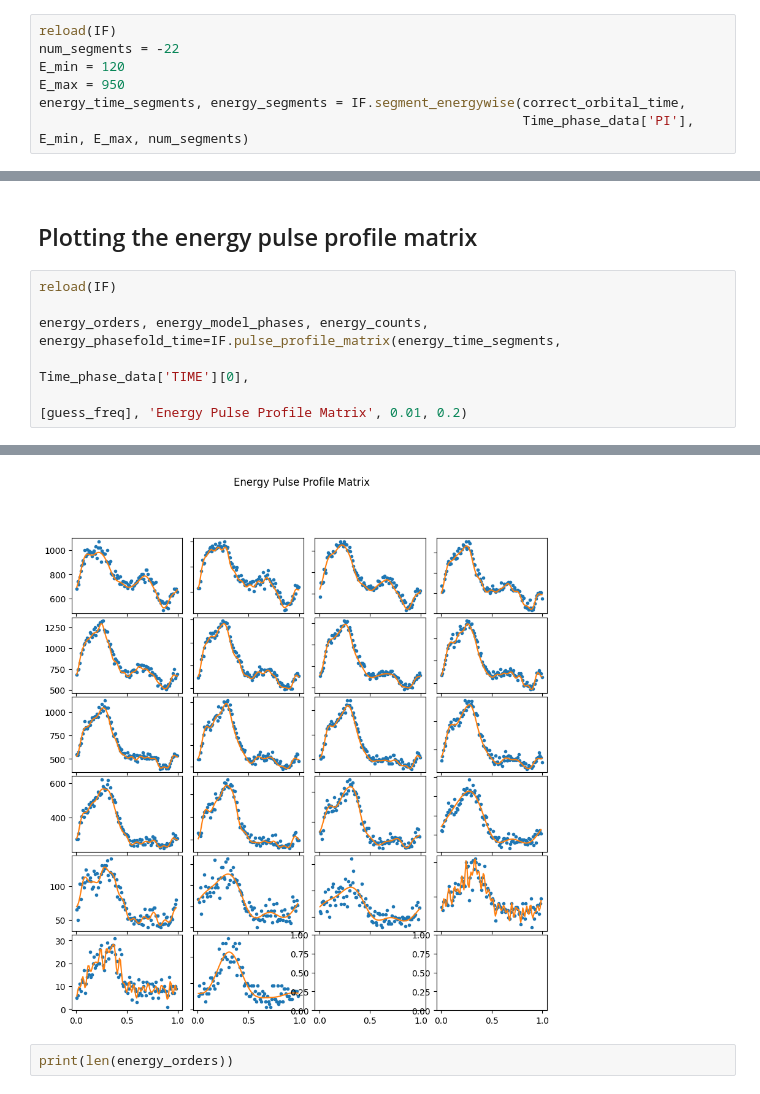
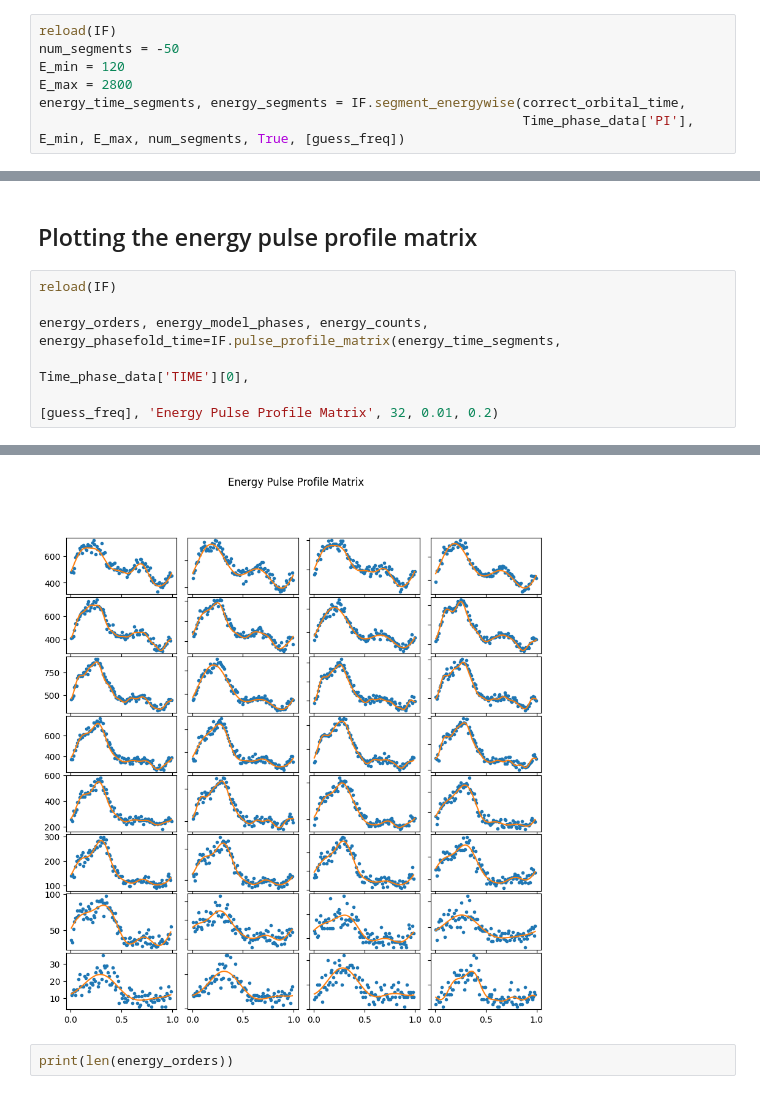
Before and after one commit to SamMerc/APLI, a Jupyter notebook: notebooks/Day3.ipynb, the cells around one changed output, grey strips where cells are left out. Cells and saved outputs as stored; diff of their text form.

```diff
--- a/notebooks/Day3.ipynb
+++ b/notebooks/Day3.ipynb
@@ -102,7 +101,7 @@ plt.plot(Time_phase_data['TIME'], Time_phase_data['PI'], '.')
 # %%
 reload(IF)
-num_segments = -22
+num_segments = -50
 E_min = 120
-E_max = 950
+E_max = 2800
 energy_time_segments, energy_segments = IF.segment_energywise(correct_orbital_time,
-                                                              Time_phase_data['PI'], E_min, E_max, num_segments)
+                                                              Time_phase_data['PI'], E_min, E_max, num_segments, True, [guess_freq])
@@ -131,5 +148,5 @@ reload(IF)
 
 energy_orders, energy_model_phases, energy_counts, energy_phasefold_time=IF.pulse_profile_matrix(energy_time_segments,
                                                                                                  Time_phase_data['TIME'][0],
-                                                                                                 [guess_freq], 'Energy Pulse Profile Matrix', 0.01, 0.2)
+                                                                                                 [guess_freq], 'Energy Pulse Profile Matrix', 32, 0.01, 0.2)
 # %% [output]
@@ -153,4 +170,4 @@ Warning: Did not find an order that satisfies the confidence level, failsafe sys
-[figure, old version]
+[figure, new version]
 # %%
 print(len(energy_orders))
 # %% [output]
```
Also changed, not shown: parts of 10 cells of this notebook, 2 other files.
